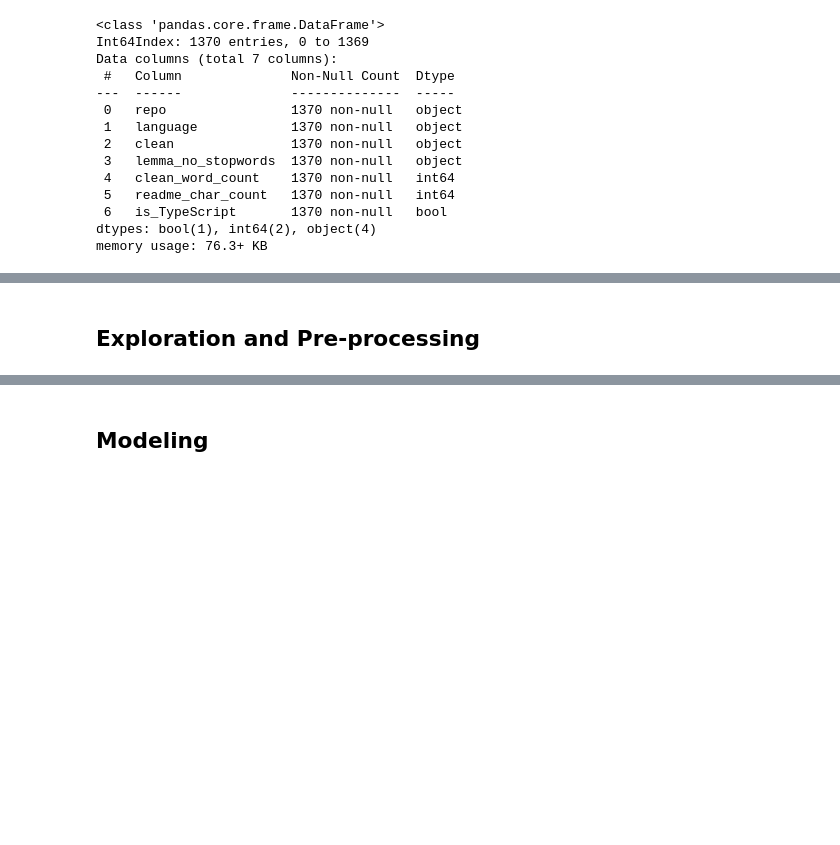
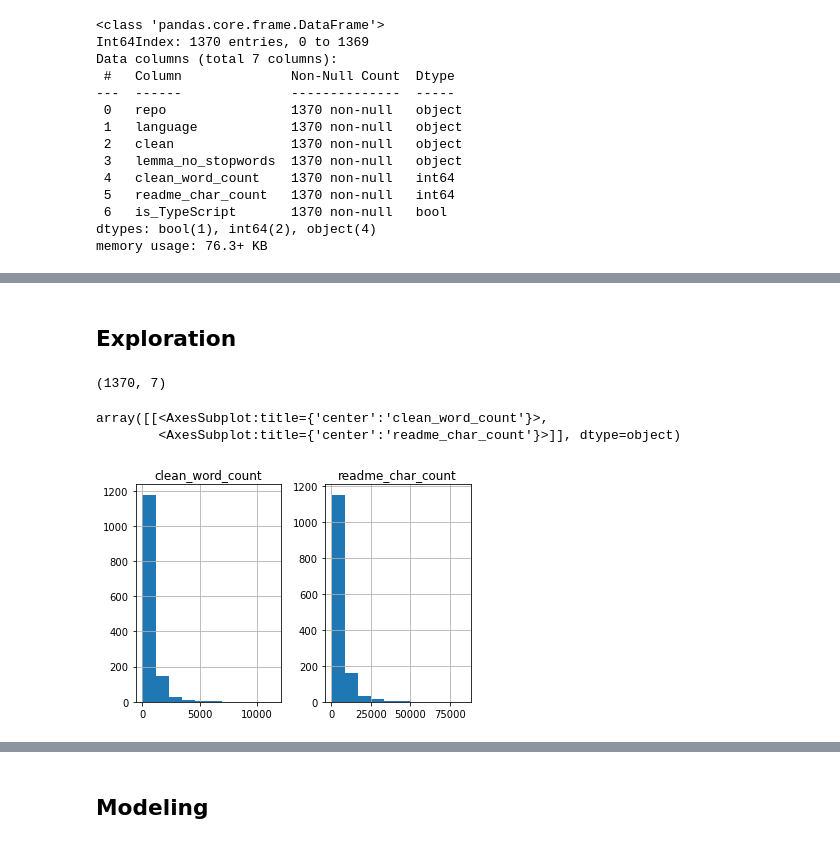
Before and after one commit to lets-talk-codeup/github-guesser, a Jupyter notebook: NLP_project_final_notebook.ipynb, the cells around one changed output, grey strips where cells are left out. Saved outputs shown, nothing was run; the diff lists cells and outputs as text; code cells hidden in the pictures; blank space fills up the shorter version.

Commit message:
Adding Exploration

```diff
--- a/NLP_project_final_notebook.ipynb
+++ b/NLP_project_final_notebook.ipynb
@@ -103,4 +113,16 @@ df.head()
 | 3 | microsoft/gctoolkit | Java | microsoft gctoolkit gctoolkit is ... | microsoft gctoolkit gctoolkit set... | 349 | 2815 | False |
 | 4 | microsoft/winget-cli-restsource | C# | welcome to the wingetclirestsourc... | welcome wingetclirestsource repos... | 780 | 5557 | False |
 # %% [markdown]
-## Exploration and Pre-processing
+## Exploration
+# %%
+#Take a look at the data that was acquired and prepped
+df.shape
+# %% [output]
+(1370, 7)
+# %%
+#Take a look at the histogram of numerical variables
+df.hist()
+# %% [output]
+array([[<AxesSubplot:title={'center':'clean_word_count'}>,
+        <AxesSubplot:title={'center':'readme_char_count'}>]], dtype=object)
+[figure, added]
```
Also changed, not shown: parts of 68 cells of this notebook.
